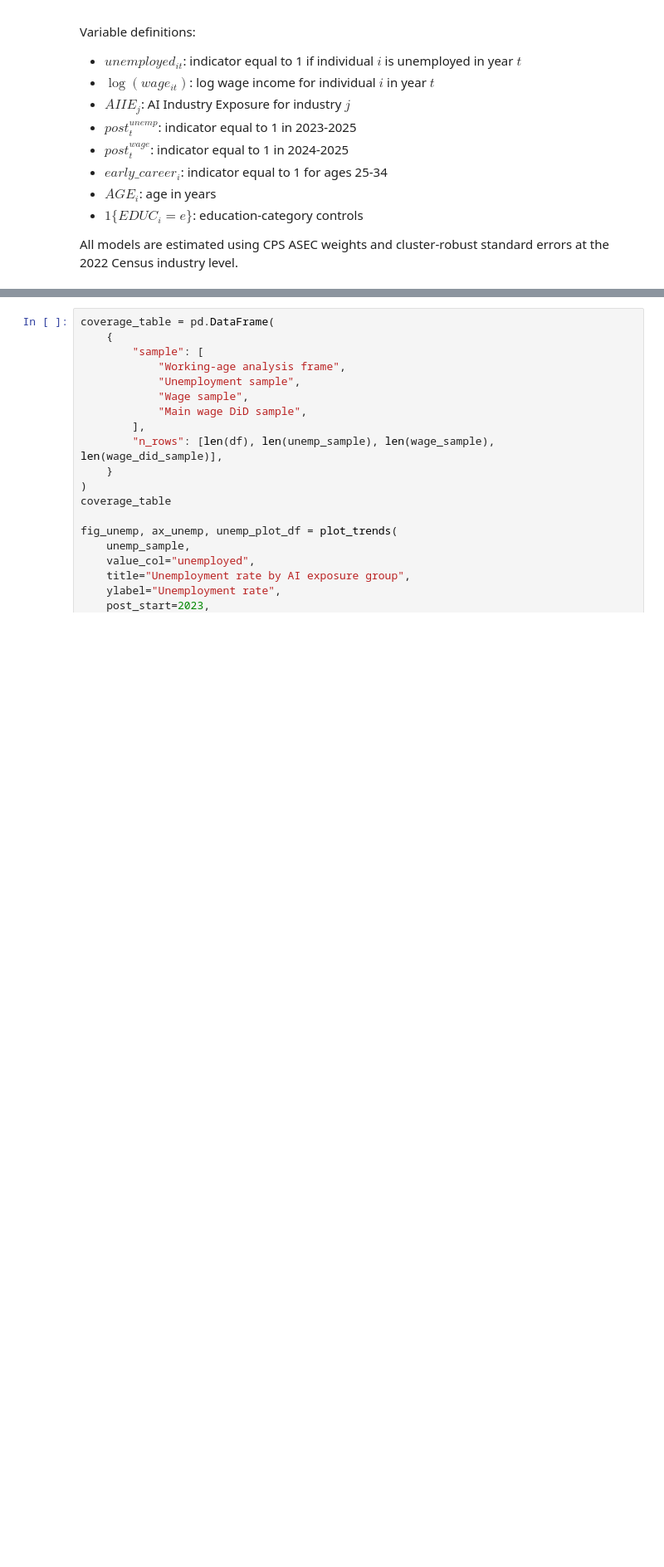
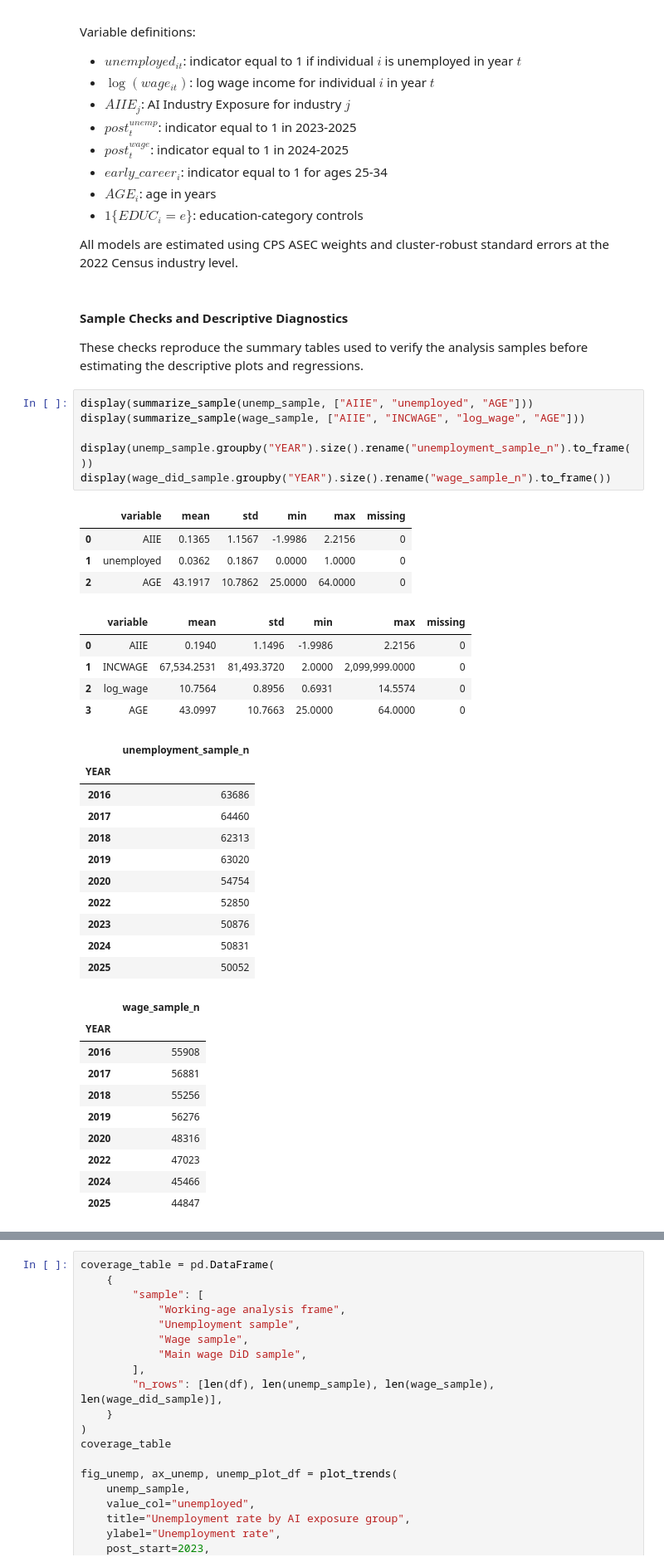
Before and after one commit to isaacvm98/UDS, a Jupyter notebook: models/data_science_memo.ipynb, the cells around one changed output, grey strips where cells are left out. Shown at 83% size. Drawn from its saved outputs; the diff is of its cells as text; blank space fills up the shorter version.

```diff
--- a/models/data_science_memo.ipynb
+++ b/models/data_science_memo.ipynb
@@ -631,3 +631,44 @@ Variable definitions:
 - $1\{EDUC_i = e\}$: education-category controls
 
 All models are estimated using CPS ASEC weights and cluster-robust standard errors at the 2022 Census industry level.
+# %% [markdown]
+#### Sample Checks and Descriptive Diagnostics
+
+These checks reproduce the summary tables used to verify the analysis samples before estimating the descriptive plots and regressions.
+# %%
+display(summarize_sample(unemp_sample, ["AIIE", "unemployed", "AGE"]))
+display(summarize_sample(wage_sample, ["AIIE", "INCWAGE", "log_wage", "AGE"]))
+
+display(unemp_sample.groupby("YEAR").size().rename("unemployment_sample_n").to_frame())
+display(wage_did_sample.groupby("YEAR").size().rename("wage_sample_n").to_frame())
+# %% [output]
+|  | variable | mean | std | min | max | missing |
+| 0 | AIIE | 0.1365 | 1.1567 | -1.9986 | 2.2156 | 0 |
+| 1 | unemployed | 0.0362 | 0.1867 | 0.0000 | 1.0000 | 0 |
+| 2 | AGE | 43.1917 | 10.7862 | 25.0000 | 64.0000 | 0 |
+|  | variable | mean | std | min | max | missing |
+| 0 | AIIE | 0.1940 | 1.1496 | -1.9986 | 2.2156 | 0 |
+| 1 | INCWAGE | 67,534.2531 | 81,493.3720 | 2.0000 | 2,099,999.0000 | 0 |
+| 2 | log_wage | 10.7564 | 0.8956 | 0.6931 | 14.5574 | 0 |
+| 3 | AGE | 43.0997 | 10.7663 | 25.0000 | 64.0000 | 0 |
+|  | unemployment_sample_n |
+| YEAR |  |
+| 2016 | 63686 |
+| 2017 | 64460 |
+| 2018 | 62313 |
+| 2019 | 63020 |
+| 2020 | 54754 |
+| 2022 | 52850 |
+| 2023 | 50876 |
+| 2024 | 50831 |
+| 2025 | 50052 |
+|  | wage_sample_n |
+| YEAR |  |
+| 2016 | 55908 |
+| 2017 | 56881 |
+| 2018 | 55256 |
+| 2019 | 56276 |
+| 2020 | 48316 |
+| 2022 | 47023 |
+| 2024 | 45466 |
+| 2025 | 44847 |
```
Also changed, not shown: parts of 8 cells of this notebook, 2 other files.
